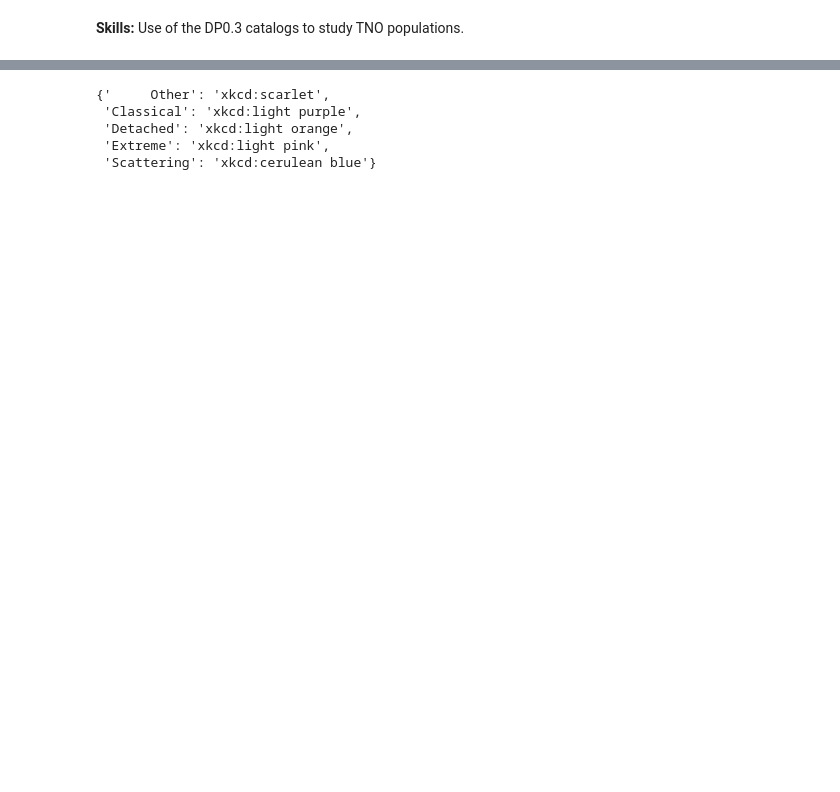
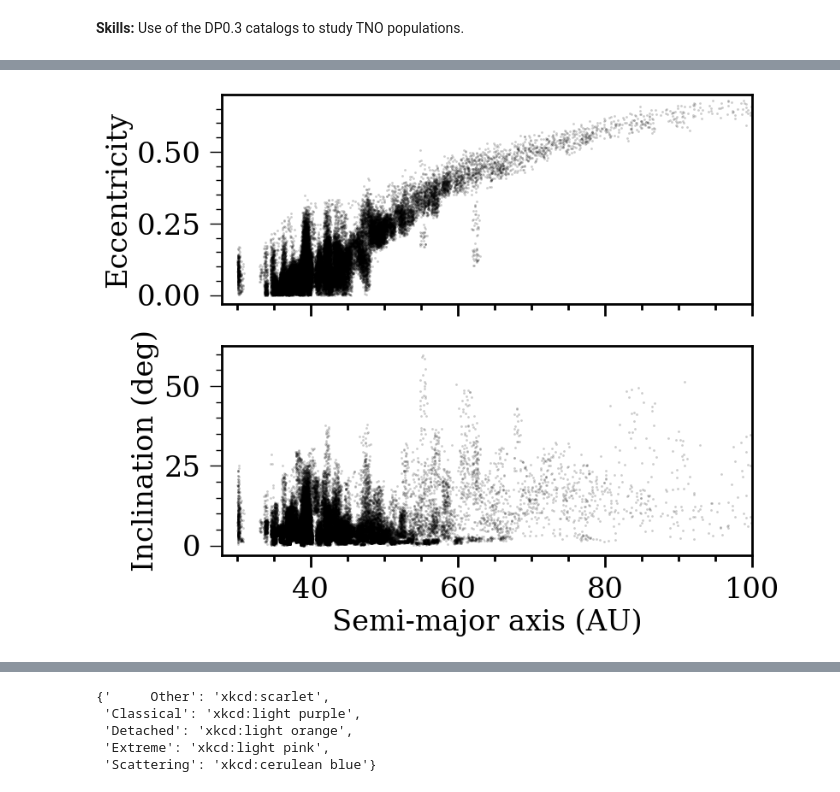
Before and after one commit to rubin-dp0/tutorial-notebooks, a Jupyter notebook: DP03_04_Trans-Neptunian_Objects.ipynb, the cells around one changed output, grey strips where cells are left out. Cells and saved outputs as stored; diff of their text form; code cells hidden in the pictures; blank space fills up the shorter version.

```diff
--- a/DP03_04_Trans-Neptunian_Objects.ipynb
+++ b/DP03_04_Trans-Neptunian_Objects.ipynb
@@ -253,4 +220,6 @@ plt.style.use('tableau-colorblind10')
 # %%
+plt.style.use('tableau-colorblind10')
+
 params = {'lines.linewidth': 2,
           'lines.linestyle': '-',
           'lines.color': 'black',
@@ -284,11 +253,13 @@ params = {'lines.linewidth': 2,
           'ytick.major.width': 1.0,
           'ytick.minor.visible': True,
           'axes.prop_cycle': cycler('color',
-                                    ['xkcd:cerulean blue', 'xkcd:scarlet',
+                                    ['xkcd:cerulean blue',
+                                     'xkcd:scarlet',
                                      'xkcd:grass green',
                                      'xkcd:light orange',
                                      'xkcd:lighter purple',
-                                     'xkcd:bright aqua', 'xkcd:dirt brown',
+                                     'xkcd:bright aqua',
+                                     'xkcd:dirt brown',
                                      'xkcd:gunmetal',
                                      'xkcd:dark hot pink',
                                      'xkcd:very dark brown']),
@@ -380,0 +389,16 @@ Text(0.5, 1.0, "TNO's size histogram from H \n albedo: 0.2")
+# %%
+fig, (ax1, ax2) = plt.subplots(2, 1, sharex=True, figsize=(8, 7))
+
+ax1.plot(tnos['a'], tnos['e'], 'o', ms=2, alpha=0.2, mew=0, color='black')
+ax1.set_ylabel('Eccentricity')
+
+ax2.plot(tnos['a'], tnos['incl'], 'o', ms=2, alpha=0.2, mew=0, color='black')
+ax2.set_ylabel('Inclination (deg)')
+ax2.set_xlabel('Semi-major axis (AU)')
+
+# ax1.set_ylim([-0.03, 0.7])
+# ax2.set_xlim([28, 100])
+
+plt.show()
+# %% [output]
+[figure, added]
```
Also changed, not shown: parts of 68 cells of this notebook.
